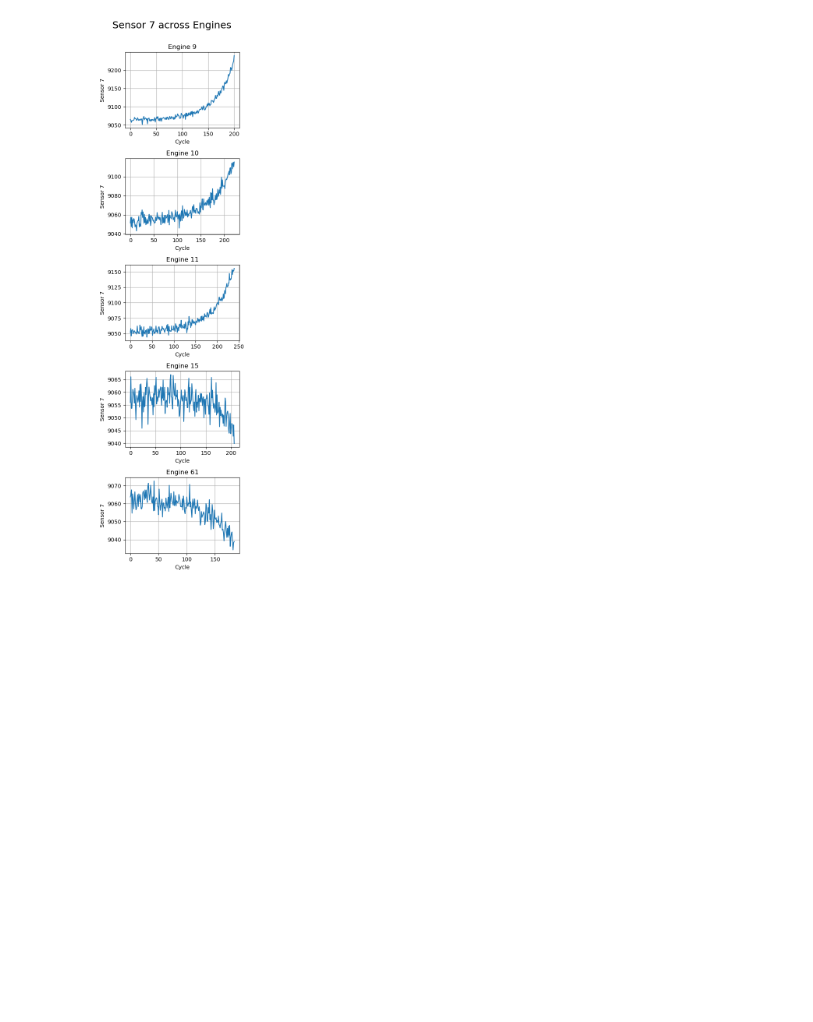
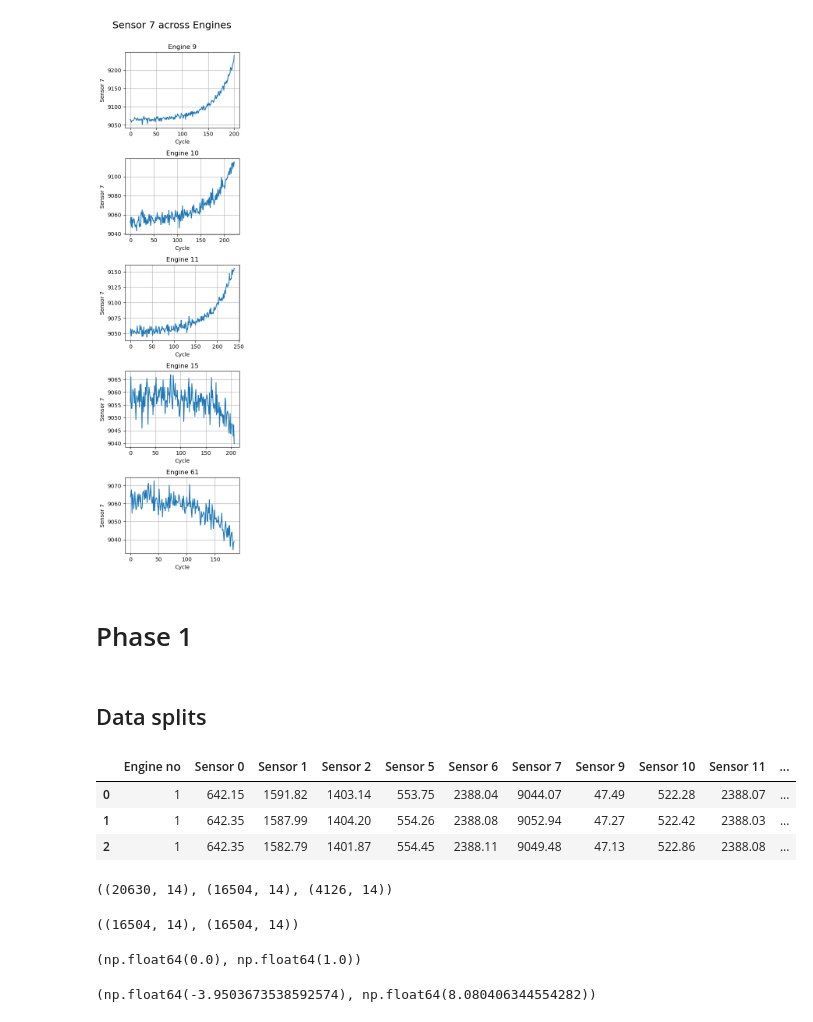
Before and after one commit to Dristro/ML_Project, a Jupyter notebook: G_007_053_055_132_199/code/Phase-1.ipynb, the cells around one changed output. Drawn from its saved outputs; the diff is of its cells as text; code cells hidden in the pictures; blank space fills up the shorter version.

```diff
--- a/G_007_053_055_132_199/code/Phase-1.ipynb
+++ b/G_007_053_055_132_199/code/Phase-1.ipynb
@@ -203,3 +203,41 @@ plt.show();
 engine_vs_single_sensor([9, 10, 11, 15, 61], 7)
 # %% [output]
 [figure]
+# %% [markdown]
+# Phase 1
+# %% [markdown]
+## Data splits
+# %%
+train_df.head(3)
+# %% [output]
+|  | Engine no | Sensor 0 | Sensor 1 | Sensor 2 | Sensor 5 | Sensor 6 | Sensor 7 | Sensor 9 | Sensor 10 | Sensor 11 | ... |
+| 0 | 1 | 642.15 | 1591.82 | 1403.14 | 553.75 | 2388.04 | 9044.07 | 47.49 | 522.28 | 2388.07 | ... |
+| 1 | 1 | 642.35 | 1587.99 | 1404.20 | 554.26 | 2388.08 | 9052.94 | 47.27 | 522.42 | 2388.03 | ... |
+| 2 | 1 | 642.35 | 1582.79 | 1401.87 | 554.45 | 2388.11 | 9049.48 | 47.13 | 522.86 | 2388.08 | ... |
+# %%
+from sklearn.model_selection import train_test_split
+X = train_df.drop(["Engine no", "Cycle"], axis=1).to_numpy()
+X_train, X_test = train_test_split(X, test_size=0.2, random_state=42, shuffle=True)
+
+X.shape, X_train.shape, X_test.shape
+# %% [output]
+((20630, 14), (16504, 14), (4126, 14))
+# %%
+from sklearn.preprocessing import MinMaxScaler, StandardScaler
+scaler_min_max = MinMaxScaler()
+scaler_std = StandardScaler()
+
+X_train_min_max = scaler_min_max.fit_transform(X_train)
+X_train_std = scaler_std.fit_transform(X_train)
+
+X_train_min_max.shape, X_train_std.shape
+# %% [output]
+((16504, 14), (16504, 14))
+# %%
+min(X_train_min_max.flatten()), max(X_train_min_max.flatten())
+# %% [output]
+(np.float64(0.0), np.float64(1.0))
+# %%
+min(X_train_std.flatten()), max(X_train_std.flatten())
+# %% [output]
+(np.float64(-3.9503673538592574), np.float64(8.080406344554282))
```
Also changed, not shown: parts of 13 cells of this notebook.
